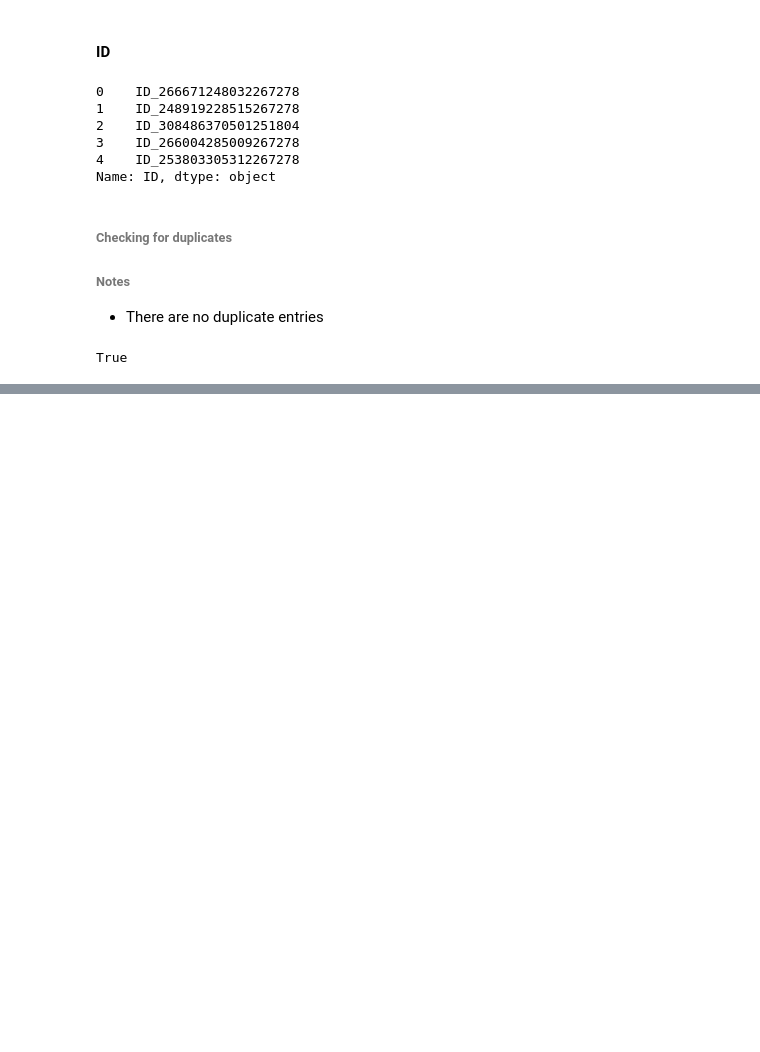
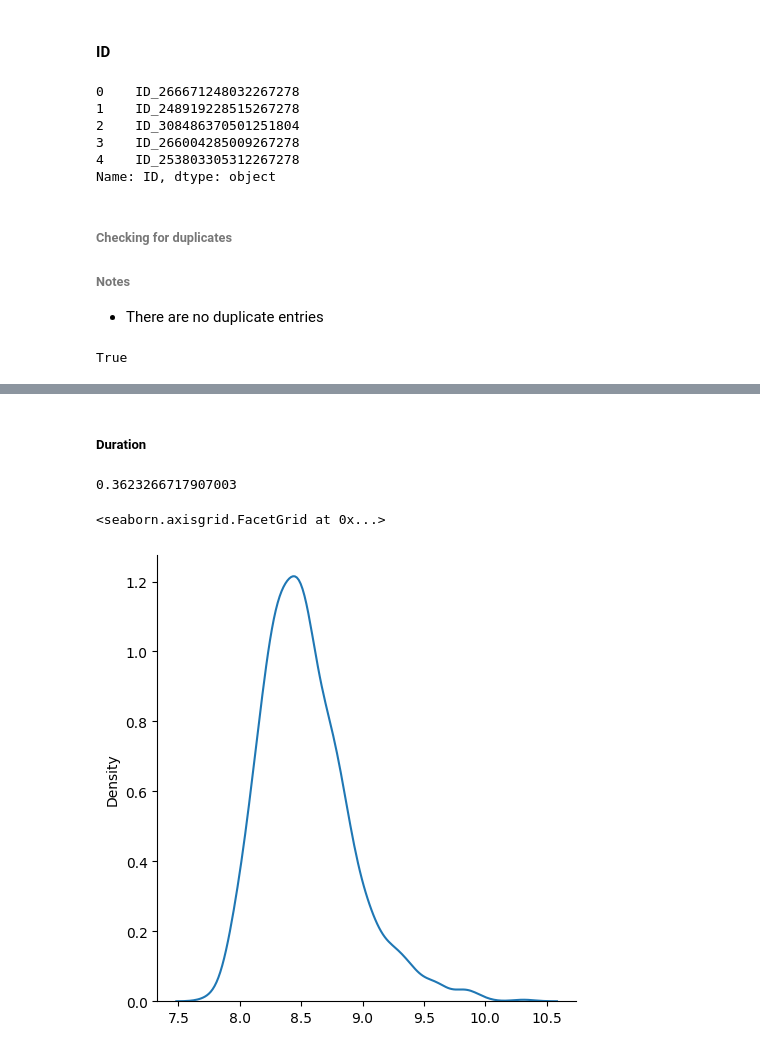
Before and after one commit to e-hokage777/Machine_Learning_Challenges, a Jupyter notebook: Zindi_Challenges/African_Credit_Scoring_Challenge/notebooks/analysis.ipynb, the cells around one changed output, grey strips where cells are left out. Saved outputs shown, nothing was run; the diff lists cells and outputs as text; code cells hidden in the pictures; blank space fills up the shorter version.

```diff
--- a/Zindi_Challenges/African_Credit_Scoring_Challenge/notebooks/analysis.ipynb
+++ b/Zindi_Challenges/African_Credit_Scoring_Challenge/notebooks/analysis.ipynb
@@ -309,0 +331,32 @@ True
+# %%
+def get_sampling_means(df, col, sample_frac=0.2, num_iters=1000):
+    data = df[col]
+    means = []
+    for _ in range(num_iters):
+        mean = np.mean(data.sample(frac=sample_frac))
+        means.append(mean)
+
+    return means
+
+def get_z_dist(df, col, hue, sample_frac=0.2, num_iters=1000):
+    means = get_sampling_means(df, col, sample_frac=sample_frac, num_iters=num_iters)
+    mean = np.mean(means)
+    std = np.std(means)
+
+    test_group = df[df[hue]==1][col]
+    test_mean = test_group.mean()
+
+    return abs(mean-test_mean)/std
+# %% [markdown]
+##### Duration
+# %%
+sampling_means = get_sampling_means(train_df, "duration", sample_frac=0.02)
+# %%
+np.std(sampling_means)
+# %% [output]
+0.3623266717907003
+# %%
+sns.displot(sampling_means, kind="kde")
+# %% [output]
+<seaborn.axisgrid.FacetGrid at 0x...>
+[figure, added]
```
Also changed, not shown: parts of 14 cells of this notebook, 3 other files.
